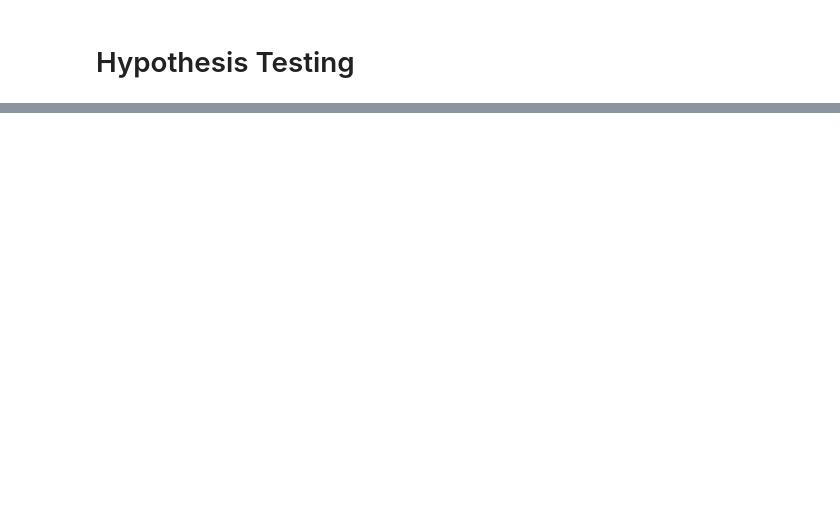
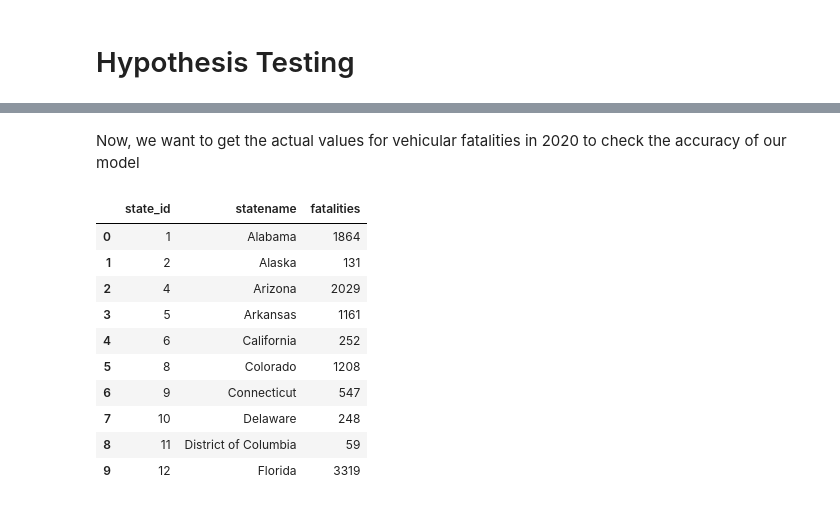
Before and after one commit to mnapa1234/mnapa1234.github.io, a Jupyter notebook: final.ipynb, the cells around one changed output, grey strips where cells are left out. Drawn from its saved outputs; the diff is of its cells as text; code cells hidden in the pictures; blank space fills up the shorter version.

```diff
--- a/final.ipynb
+++ b/final.ipynb
@@ -527,0 +692,8 @@ plt.show()
+# %%
+pred_df = crashes_df
+pred_df['crashdate'] = pd.to_datetime(pred_df['crashdate'], errors='coerce')
+pred_df = pred_df.dropna(subset=['crashdate']).copy()
+pred_df.loc[:, 'crashdate'] = pred_df['crashdate'].apply(lambda x: pd.Timestamp(year=2019, month=x.month, day=1))
+
+pred_df = pred_df[['crashdate', 'state', 'statename', 'fatals']]
+pred_df.head()
@@ -527,0 +814,2 @@ plt.show()
+# %% [markdown]
+Now, we want to get the actual values for vehicular fatalities in 2020 to check the accuracy of our model
@@ -527,0 +850,30 @@ plt.show()
+# %%
+combined_df2 = pd.DataFrame()
+
+state_ids2 = []
+statenames2 = []
+sums2 = []
+
+state_ids2 = (crashes_df2["state"].unique())
+statenames2 = (crashes_df2["statename"].unique())
+for state in state_ids2:
+    sums2.append(crashes_df2[crashes_df2["state"] == state]["fatals"].sum())
+
+sums2 = [x for x in sums2 if x != 0]
+combined_df2["state_id"] = state_ids
+combined_df2["statename"] = statenames
+combined_df2["fatalities"] = sums
+combined_df2 = combined_df2.sort_values(by="statename", ascending=True)
+combined_df2[0:10]
+# %% [output]
+|  | state_id | statename | fatalities |
+| 0 | 1 | Alabama | 1864 |
+| 1 | 2 | Alaska | 131 |
+| 2 | 4 | Arizona | 2029 |
+| 3 | 5 | Arkansas | 1161 |
+| 4 | 6 | California | 252 |
+| 5 | 8 | Colorado | 1208 |
+| 6 | 9 | Connecticut | 547 |
+| 7 | 10 | Delaware | 248 |
+| 8 | 11 | District of Columbia | 59 |
+| 9 | 12 | Florida | 3319 |
```
Also changed, not shown: parts of 44 cells of this notebook.
